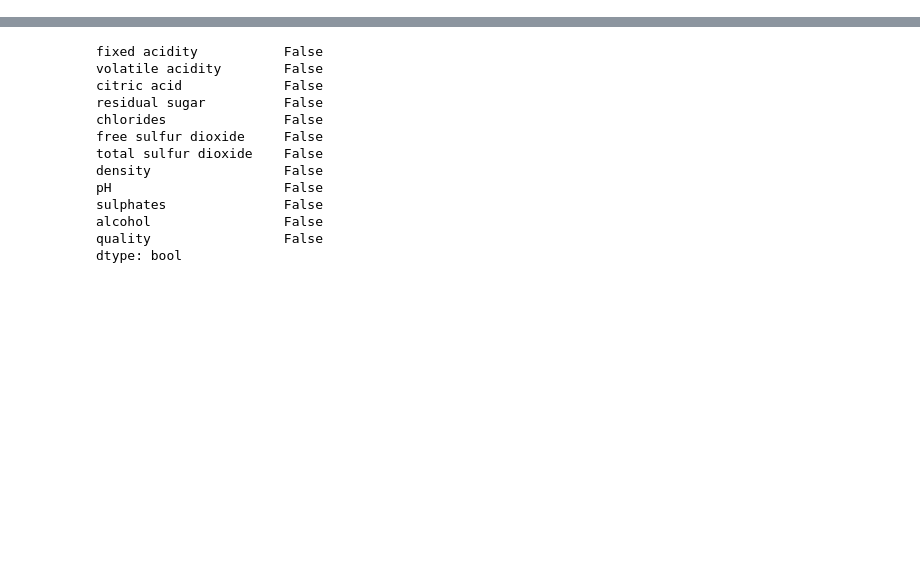
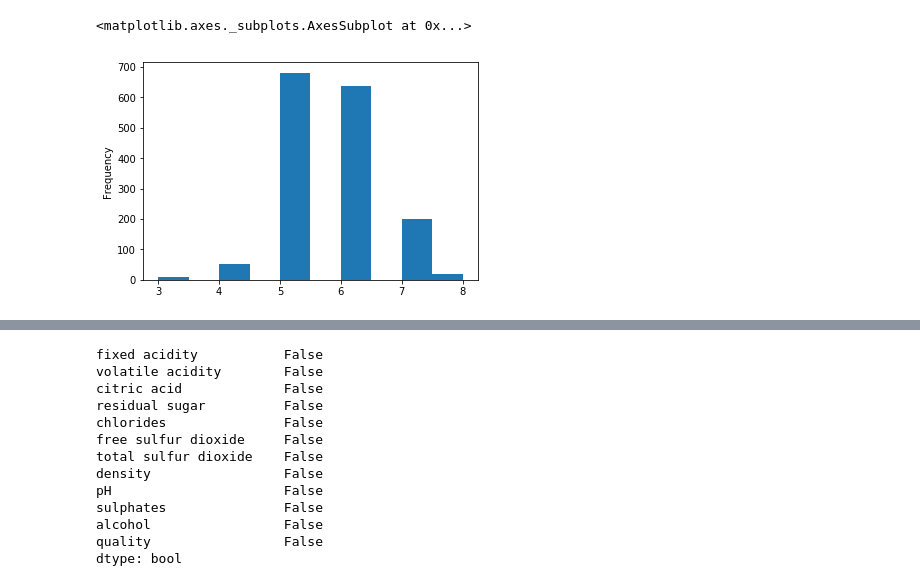
Before and after one commit to DevarajanNarayanan/PythonDS-, a Jupyter notebook: Wine Quality/Wine Quality.ipynb, the cells around one changed output, grey strips where cells are left out. Saved outputs shown, nothing was run; the diff lists cells and outputs as text; code cells hidden in the pictures; blank space fills up the shorter version.

```diff
--- a/Wine Quality/Wine Quality.ipynb
+++ b/Wine Quality/Wine Quality.ipynb
@@ -25,0 +42,5 @@ dataset.head()
+# %%
+dataset["quality"].plot.hist()
+# %% [output]
+<matplotlib.axes._subplots.AxesSubplot at 0x...>
+[figure, added]
```
Also changed, not shown: parts of 43 cells of this notebook.
